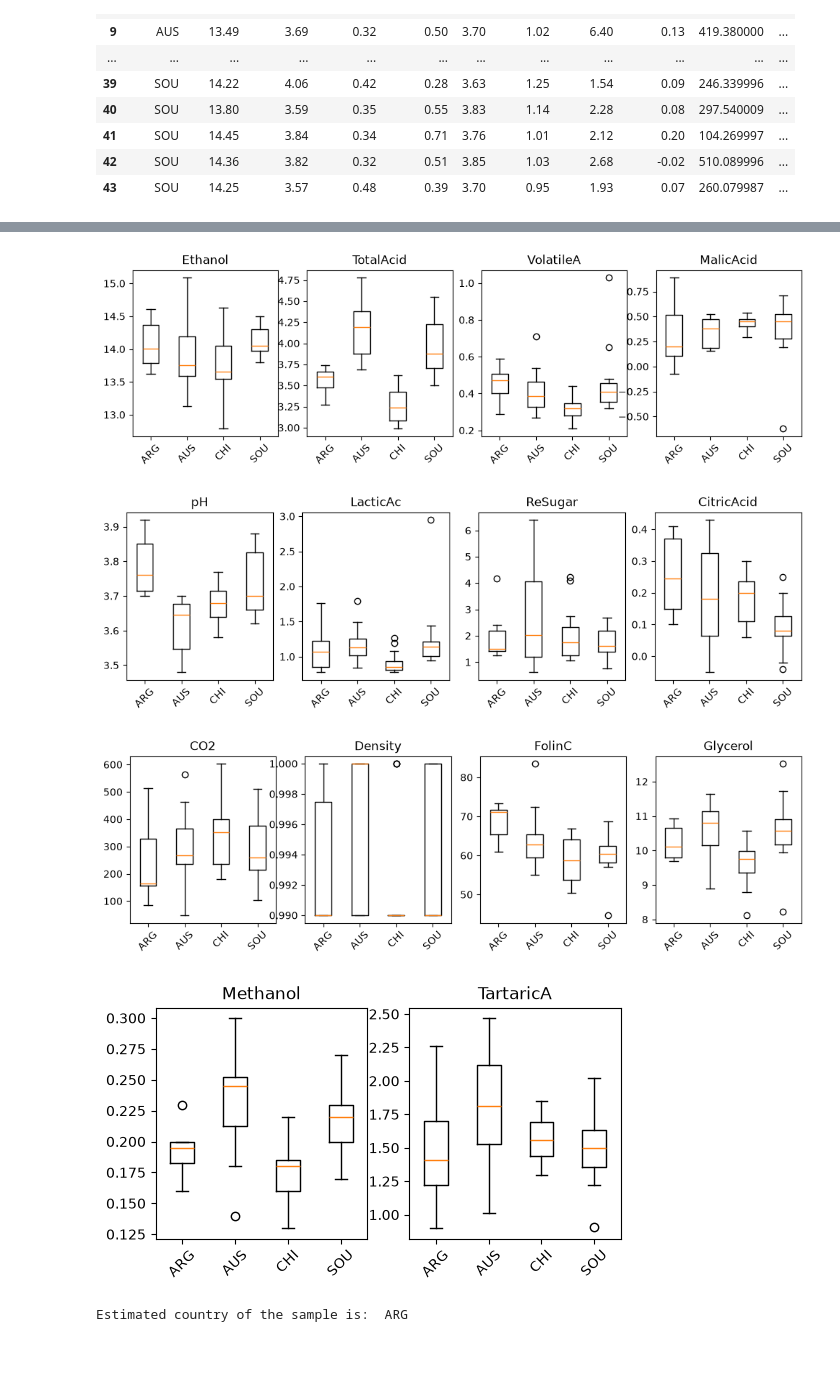
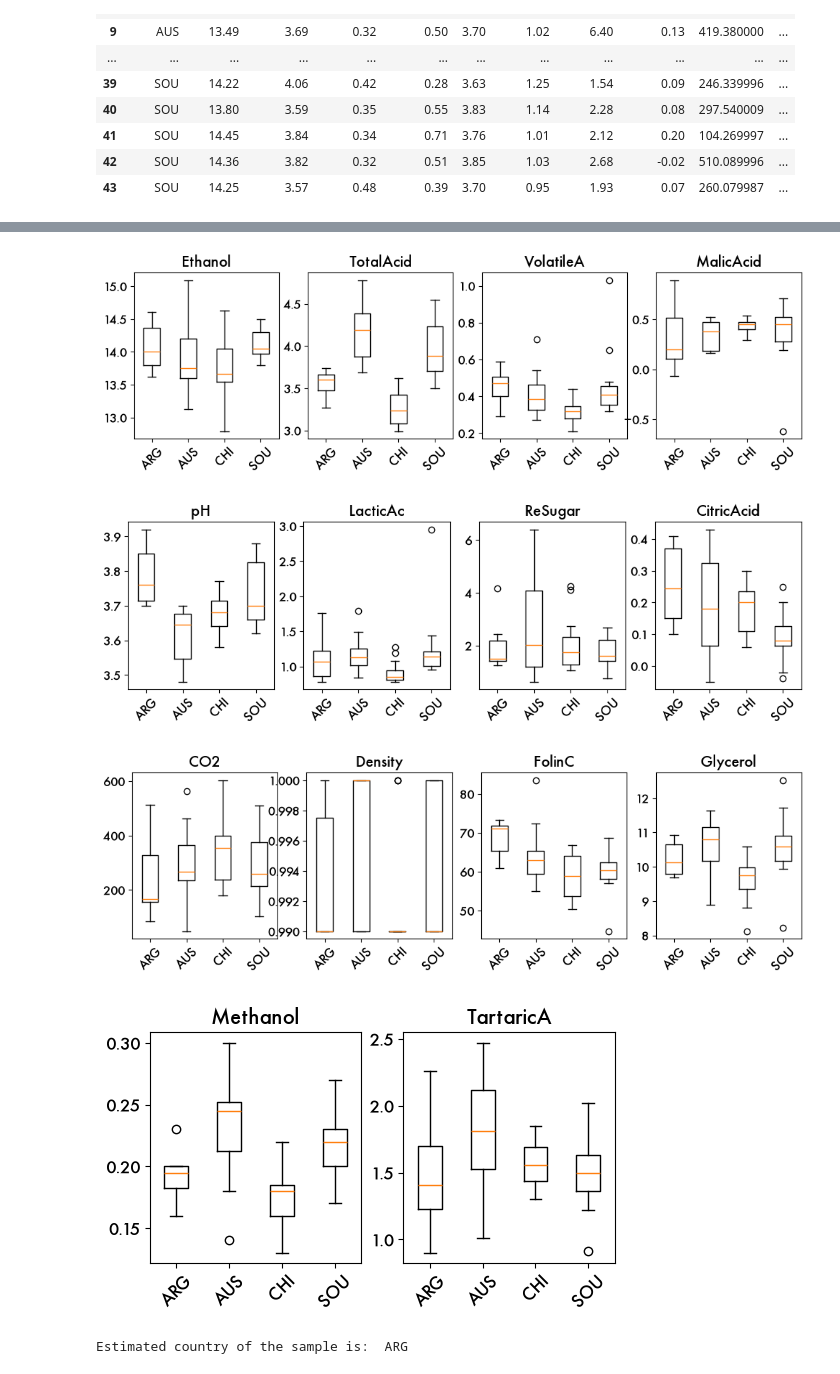
Before and after one commit to dshirya/digital-chemistry-class, a Jupyter notebook: class-1/class-1.ipynb, the cells around one changed output, grey strips where cells are left out. Cells and saved outputs as stored; diff of their text form; code cells hidden in the pictures.

```diff
--- a/class-1/class-1.ipynb
+++ b/class-1/class-1.ipynb
@@ -122,6 +122,10 @@ df
 | 43 | SOU | 14.25 | 3.57 | 0.48 | 0.39 | 3.70 | 0.95 | 1.93 | 0.07 | 260.079987 | ... |
 # %%
 import matplotlib.pyplot as plt
+
+# globally, for the whole notebook
+plt.rcParams["font.family"] = "Futura"
+plt.rcParams["font.size"] = 12
 
 fig, ax = plt.subplots(1, 2, figsize=(10, 6))
 x = df["CO2"]
@@ -223,21 +228,21 @@ def PlotBoxPlots(DataM, country, country_unique, Lab_meas, PROPS):
                                     labels = country_unique,
                                     rotation = 45)
 # %%
-PlotBoxPlots(data_array, df["Country"], country_unique, Lab_meas, [0, 1, 2, 3])
+PlotBoxPlots(df[Lab_meas], df["Country"], country_unique, Lab_meas, [0, 1, 2, 3])
 # %% [output]
-[figure, old version]
+[figure, new version]
 # %%
-PlotBoxPlots(data_array, df["Country"], country_unique, Lab_meas, [4, 5, 6, 7])
+PlotBoxPlots(df[Lab_meas], df["Country"], country_unique, Lab_meas, [4, 5, 6, 7])
 # %% [output]
-[figure, old version]
+[figure, new version]
 # %%
-PlotBoxPlots(data_array, df["Country"], country_unique, Lab_meas, [8, 9, 10, 11])
+PlotBoxPlots(df[Lab_meas], df["Country"], country_unique, Lab_meas, [8, 9, 10, 11])
 # %% [output]
-[figure, old version]
+[figure, new version]
 # %%
-PlotBoxPlots(data_array, df["Country"], country_unique, Lab_meas, [12, 13])
+PlotBoxPlots(df[Lab_meas], df["Country"], country_unique, Lab_meas, [12, 13])
 # %% [output]
-[figure, old version]
+[figure, new version]
 # %%
 def Classifier1(sample):
     pH = sample['pH']
```
Also changed, not shown: parts of 6 cells of this notebook, 8 other files.
